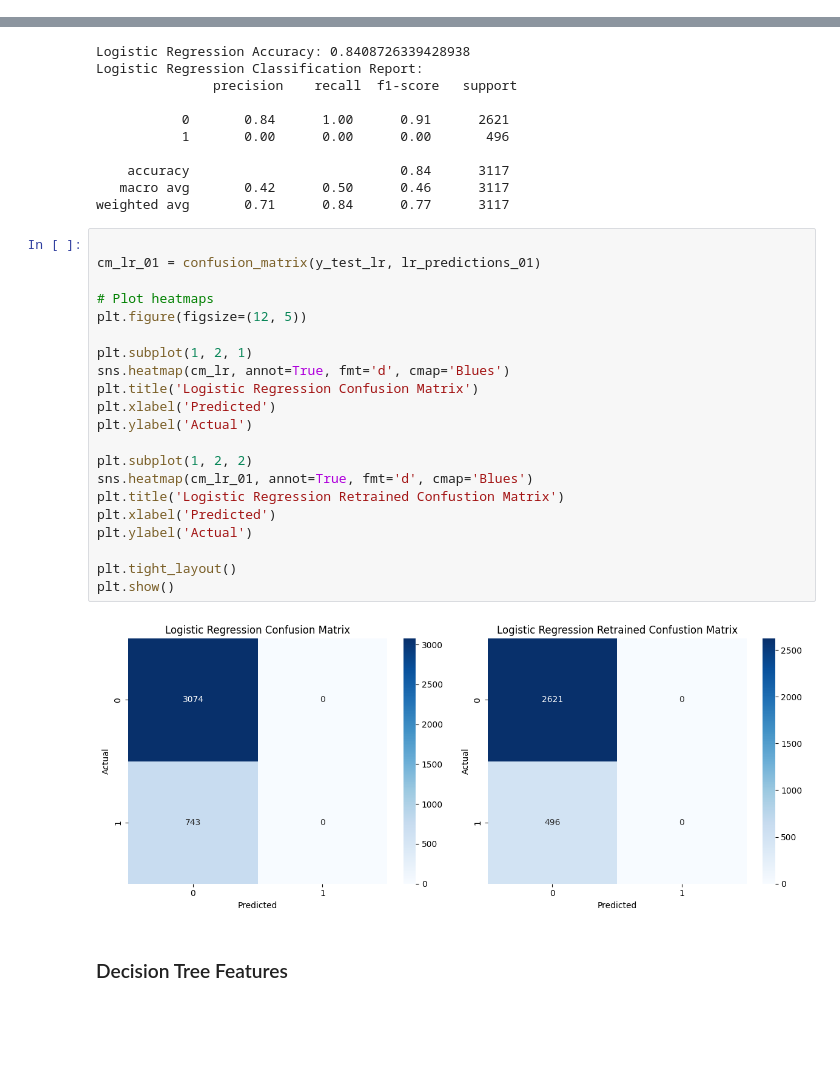
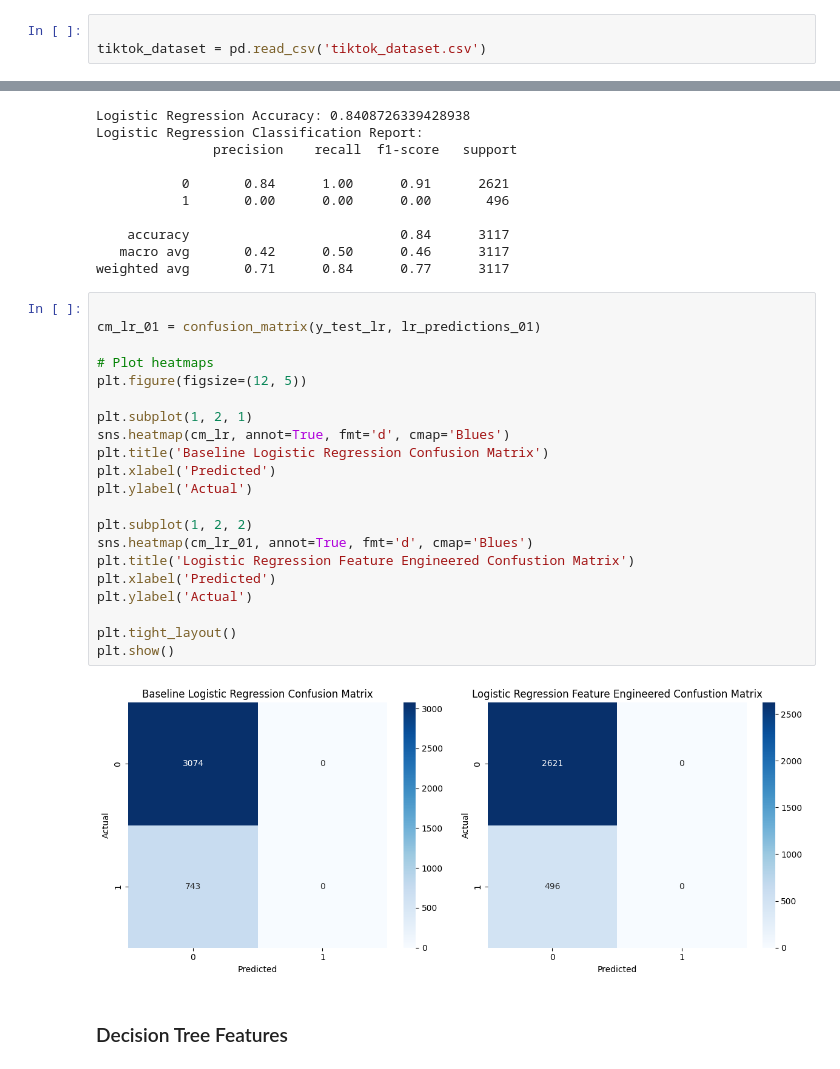
Before and after one commit to Takosaga/fall_24, a Jupyter notebook: machine_learning_and_predictive_analytics/detecting_suspicious_tiktok_content_creators/notebooks/report.ipynb, the cells around one changed output, grey strips where cells are left out. Drawn from its saved outputs; the diff is of its cells as text; blank space fills up the shorter version.

```diff
--- a/machine_learning_and_predictive_analytics/detecting_suspicious_tiktok_content_creators/notebooks/report.ipynb
+++ b/machine_learning_and_predictive_analytics/detecting_suspicious_tiktok_content_creators/notebooks/report.ipynb
@@ -31,3 +41,6 @@ tiktok_dataset = pd.read_csv(csv_file_path)
+# %%
+
+tiktok_dataset = pd.read_csv('tiktok_dataset.csv')
 # %%
 tiktok_dataset.head()
 # %% [output]
@@ -760,26 +773,26 @@ weighted avg       0.71      0.84      0.77      3117
 # %%
 
 cm_lr_01 = confusion_matrix(y_test_lr, lr_predictions_01)
 
 # Plot heatmaps
 plt.figure(figsize=(12, 5))
 
 plt.subplot(1, 2, 1)
 sns.heatmap(cm_lr, annot=True, fmt='d', cmap='Blues')
-plt.title('Logistic Regression Confusion Matrix')
+plt.title('Baseline Logistic Regression Confusion Matrix')
 plt.xlabel('Predicted')
 plt.ylabel('Actual')
 
 plt.subplot(1, 2, 2)
 sns.heatmap(cm_lr_01, annot=True, fmt='d', cmap='Blues')
-plt.title('Logistic Regression Retrained Confustion Matrix')
+plt.title('Logistic Regression Feature Engineered Confustion Matrix')
 plt.xlabel('Predicted')
 plt.ylabel('Actual')
 
 plt.tight_layout()
 plt.show()
 # %% [output]
-[figure, old version]
+[figure, new version]
 # %% [markdown]
 ### Decision Tree Features
 # %% [markdown]
```
Also changed, not shown: parts of 13 cells of this notebook, 2 other files.
